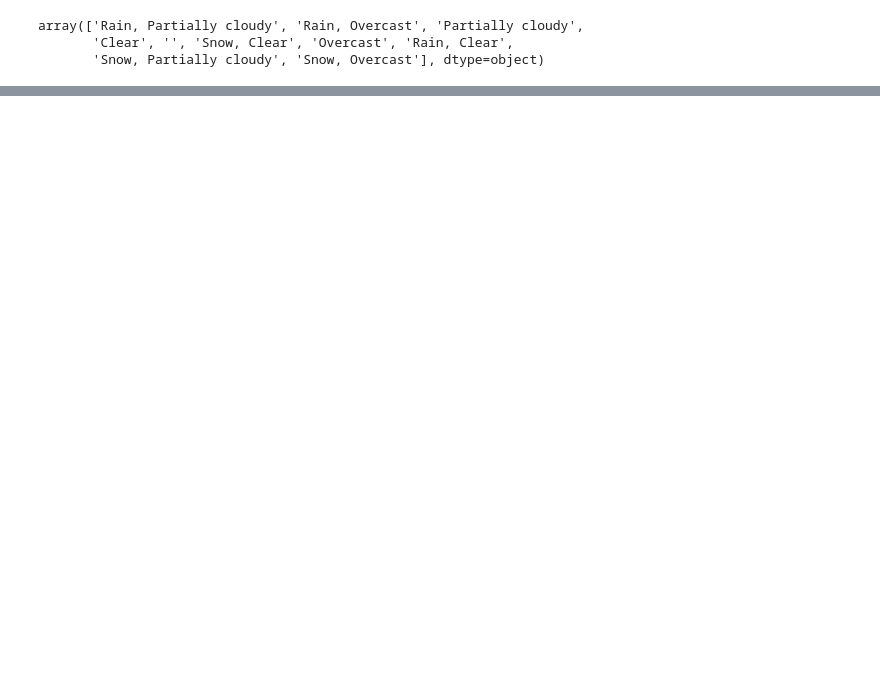
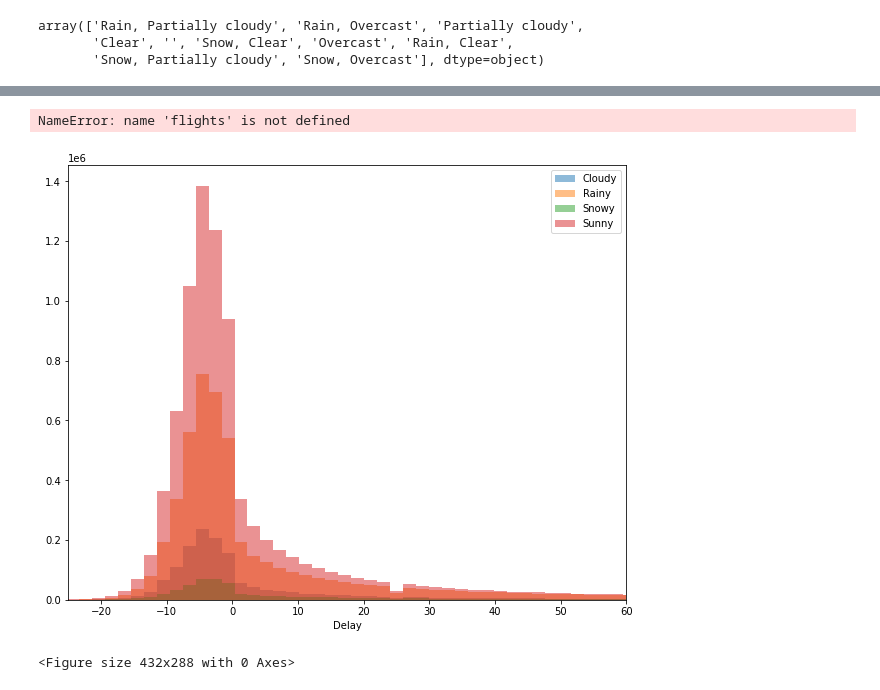
Before and after one commit to safwaanh/lhl_data_midterm, a Jupyter notebook: LHL-midterm-task3.ipynb, the cells around one changed output, grey strips where cells are left out. Saved outputs shown, nothing was run; the diff lists cells and outputs as text; code cells hidden in the pictures; blank space fills up the shorter version.

```diff
--- a/LHL-midterm-task3.ipynb
+++ b/LHL-midterm-task3.ipynb
@@ -177,0 +464,2 @@ plt.show()
+# %%
+weather_df.drop('postal_code',axis=1,inplace=True)
@@ -177,0 +508,4 @@ plt.show()
+# %%
+# get rid of nan rows, limit outlier data
+flights = flights[flights['dep_delay'].isna()==False]
+flights = flights[(flights['dep_delay'] < 100) & (flights['dep_delay'] > -50)]
@@ -177,0 +522,44 @@ plt.show()
+# %%
+import seaborn as sns
+import matplotlib.pyplot as plt
+
+cloudy = (flights[flights['Summary']=='Cloudy']['dep_delay'].reset_index())
+rain = (flights[flights['Summary']=='Rainy']['dep_delay'].reset_index())
+snow = (flights[flights['Summary']=='Snowy']['dep_delay'].reset_index())
+sunny = (flights[flights['Summary']=='Sunny']['dep_delay'].reset_index())
+
+cloudy.drop('index',axis=1,inplace=True)
+rain.drop('index',axis=1,inplace=True)
+snow.drop('index',axis=1,inplace=True)
+sunny.drop('index',axis=1,inplace=True)
+
+bins = 50
+
+sns.color_palette('autumn')
+plt.figure(figsize=(10,8))
+sns.distplot(cloudy,bins=bins,label='cloudy')
+sns.distplot(rain,bins=bins,label='rain')
+sns.distplot(snow,bins=bins,label='snow')
+sns.distplot(sunny,bins=bins,label='sunny')
+plt.legend()
+plt.xlim(-25,60)
+plt.xlabel('Delay')
+plt.show()
+plt.savefig('weather_delay_hist2.png')
+# %% [output]
+NameError: name 'flights' is not defined
+# %%
+
+plt.figure(figsize=(10,8))
+plt.hist(cloudy['dep_delay'],bins=75, label='Cloudy', alpha=0.5)
+plt.hist(rain['dep_delay'],bins=75, label='Rainy', alpha=0.5)
+plt.hist(snow['dep_delay'],bins=75, label='Snowy', alpha=0.5)
+plt.hist(sunny['dep_delay'],bins=75, label='Sunny', alpha=0.5)
+plt.xlabel('Delay')
+plt.xlim(-25,60)
+plt.legend()
+plt.show()
+plt.savefig('weather_delay_hist3.png')
+# %% [output]
+[figure, added]
+<Figure size 432x288 with 0 Axes>
```
Also changed, not shown: parts of 46 cells of this notebook, 10 other files.
